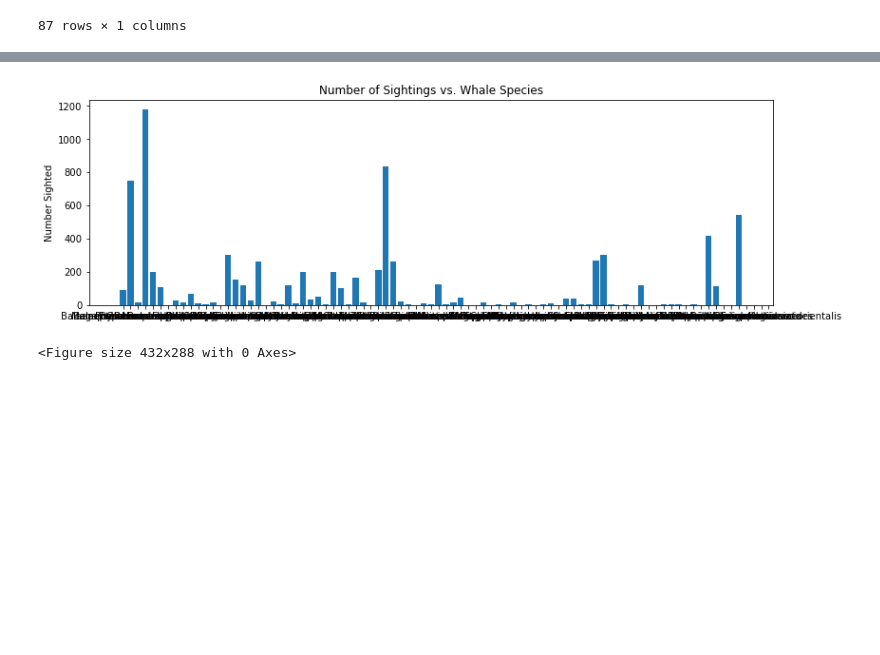
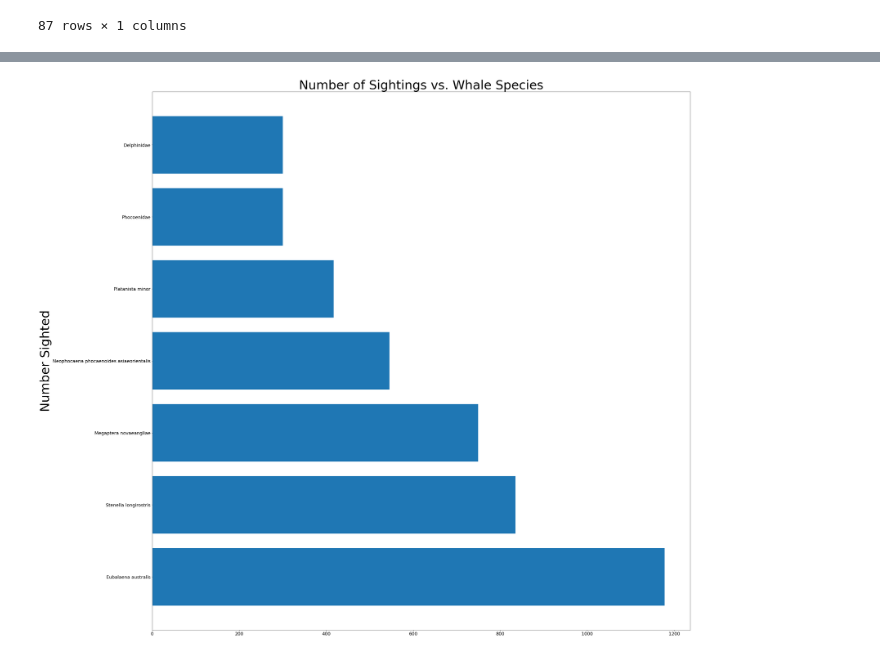
Before and after one commit to lyli888/orca, a Jupyter notebook: WhaleMaps.ipynb, the cells around one changed output, grey strips where cells are left out. Saved outputs shown, nothing was run; the diff lists cells and outputs as text; code cells hidden in the pictures; blank space fills up the shorter version.

```diff
--- a/WhaleMaps.ipynb
+++ b/WhaleMaps.ipynb
@@ -11,6 +11,10 @@ import gmaps
 import os
 from scipy.stats import linregress
 from scipy import stats
+#Increase font size of graphs Globally
+plt.rc('xtick',labelsize=18)
+plt.rc('ytick',labelsize=18)
+
 
 # Import API key
 from config import api_key
@@ -276,0 +318,7 @@ plt.show()
+# %%
+#Top species sighted Dataframe and summary stats
+plot_seamap_df = plot_seamap_df[['Species', 'Number Sighted']]
+plot_seamap_df.groupby('Species').sum()
+plot_seamap_df.sort_values(by='Number Sighted', ascending=False)
+top5 = plot_seamap_df.nlargest(10,'Number Sighted')
+top5
@@ -277,14 +337,16 @@ plt.show()
 # %%
-# Generate a bar plot showing the total whale sightings vs. Latitude
-x_values = seamap_data2['Species']
-y_values = seamap_data2['Number Sighted']
-fig = plt.figure(figsize=(10,3))
-pyplot1 = fig.add_axes([0,0,1,1])
-pyplot1.bar(x_values , y_values)
-pyplot1.set_ylabel('Number Sighted')
-pyplot1.set_title('Number of Sightings vs. Whale Species')
+# Generate a bar plot showing the TOP 7 total whale sightings vs. Species
+x_values = top5['Species']
+y_values = top5['Number Sighted']
+fig = plt.figure(figsize=(30,30))
+pyplot2 = fig.add_axes([0,0,1,1])
+pyplot2.barh(x_values, y_values)
+plt.ylabel('Number Sighted', fontsize=50)
+plt.title('Number of Sightings vs. Whale Species', fontsize=50)
+
+#Save Plot into .PNG File
+plt.savefig("Graphs/Top 5 Whale Sightings vs Whale Species.png")
+
 plt.show()
-plt.tight_layout()
 # %% [output]
-[figure, old version]
+[figure, new version]
-<Figure size 432x288 with 0 Axes>
```
Also changed, not shown: parts of 16 cells of this notebook.
